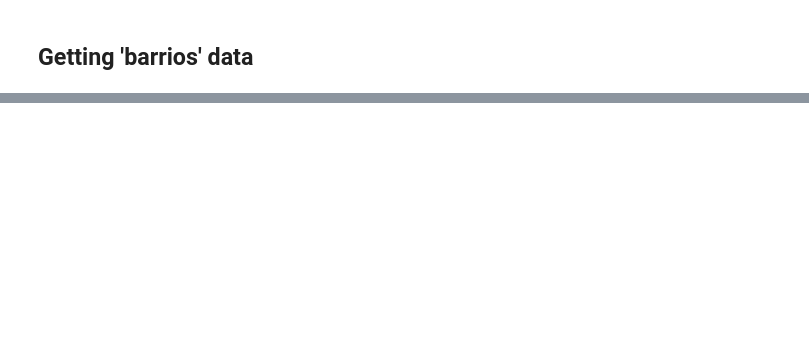
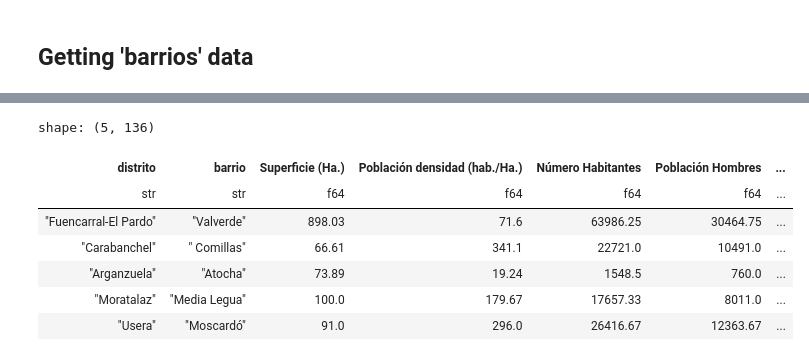
Before and after one commit to FabioScielzoOrtiz/data-analysis-course, a Jupyter notebook: data-processing.ipynb, the cells around one changed output, grey strips where cells are left out. Drawn from its saved outputs; the diff is of its cells as text; code cells hidden in the pictures; blank space fills up the shorter version.

```diff
--- a/data-processing.ipynb
+++ b/data-processing.ipynb
@@ -354,6 +410,6 @@ distritos_madrid_df
 # %% [markdown]
 ## Getting 'barrios' data
 # %%
-barrios_madrid_df = madrid_df.filter(~ pl.col('barrio').is_null())
+barrios_madrid_df = madrid_df.filter(~ pl.col('barrio').is_null()).select(pl.exclude('ciudad'))
 # %%
 barrios_madrid_df
@@ -377,2 +477,14 @@ distritos_df['año'].unique()
+# %%
+columns_to_agg = [x for x in barrios_madrid_df.columns if x not in ['distrito', 'barrio', 'año']]
+barrios_agg_df = barrios_madrid_df.group_by(['distrito', 'barrio']).agg(pl.col(columns_to_agg).mean().round(2))
 # %%
-distritos_grouped_df.head()
+barrios_agg_df.head()
+# %% [output]
+shape: (5, 136)
+| distrito | barrio | Superficie (Ha.) | Población densidad (hab./Ha.) | Número Habitantes | Población Hombres | ... |
+| str | str | f64 | f64 | f64 | f64 | ... |
+| "Fuencarral-El Pardo" | "Valverde" | 898.03 | 71.6 | 63986.25 | 30464.75 | ... |
+| "Carabanchel" | " Comillas" | 66.61 | 341.1 | 22721.0 | 10491.0 | ... |
+| "Arganzuela" | "Atocha" | 73.89 | 19.24 | 1548.5 | 760.0 | ... |
+| "Moratalaz" | "Media Legua" | 100.0 | 179.67 | 17657.33 | 8011.0 | ... |
+| "Usera" | "Moscardó" | 91.0 | 296.0 | 26416.67 | 12363.67 | ... |
```
Also changed, not shown: parts of 24 cells of this notebook, 2 other files.
